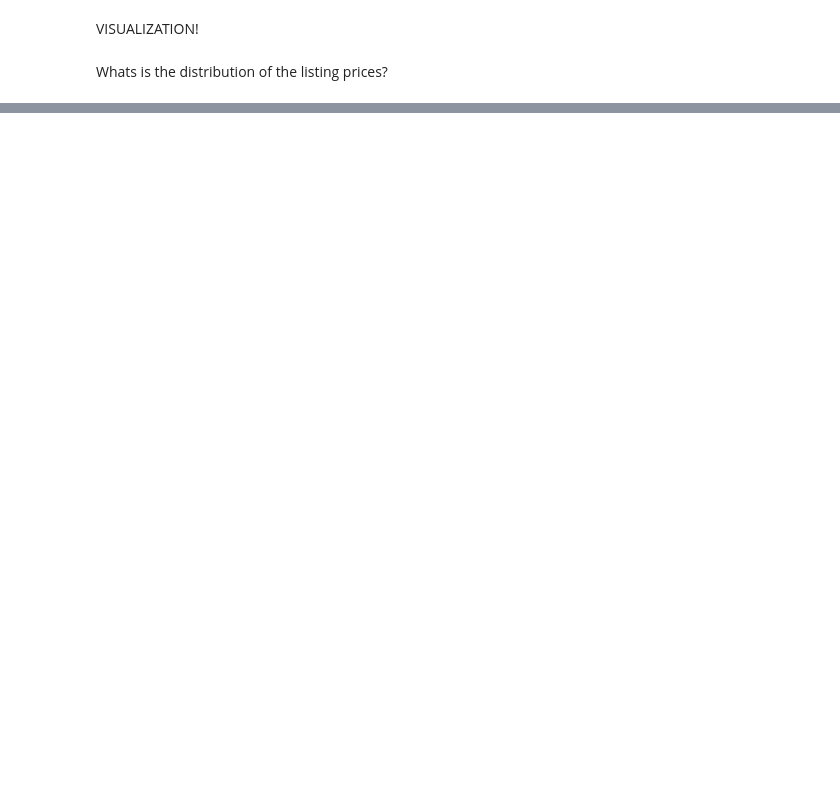
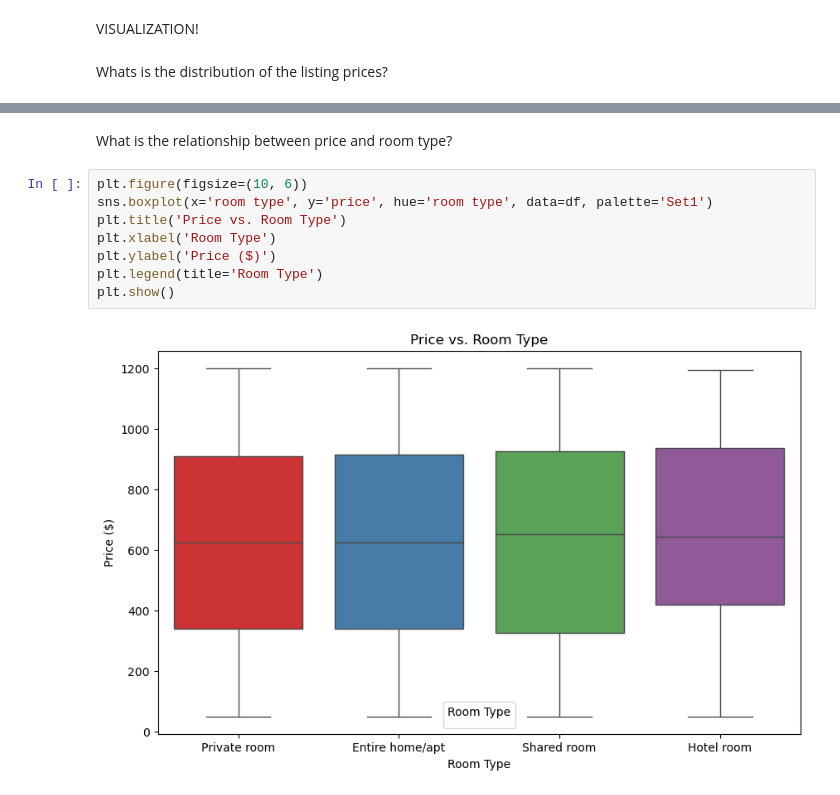
Before and after one commit to Phantom074/Airbnb-Data-Analysis, a Jupyter notebook: code.ipynb, the cells around one changed output, grey strips where cells are left out. Cells and saved outputs as stored; diff of their text form; blank space fills up the shorter version.

```diff
--- a/code.ipynb
+++ b/code.ipynb
@@ -188,0 +233,12 @@ plt.title('Distribution ')
+# %% [markdown]
+What is the relationship between price and room type?
+# %%
+plt.figure(figsize=(10, 6))
+sns.boxplot(x='room type', y='price', hue='room type', data=df, palette='Set1')
+plt.title('Price vs. Room Type')
+plt.xlabel('Room Type')
+plt.ylabel('Price ($)')
+plt.legend(title='Room Type')
+plt.show()
+# %% [output]
+[figure, added]
```
Also changed, not shown: parts of 9 cells of this notebook.
